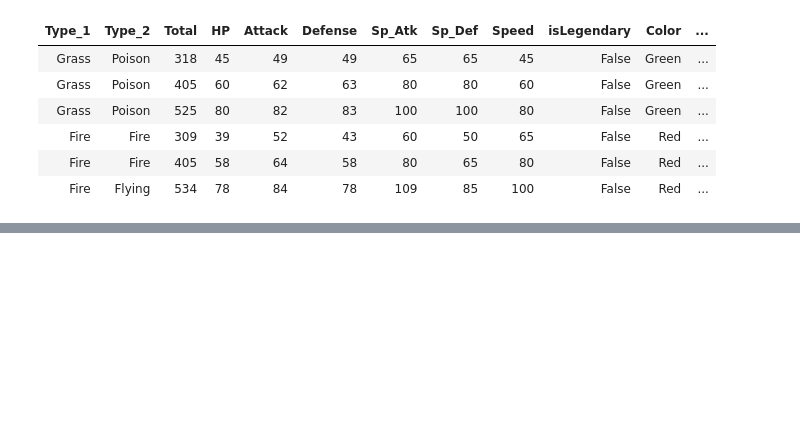
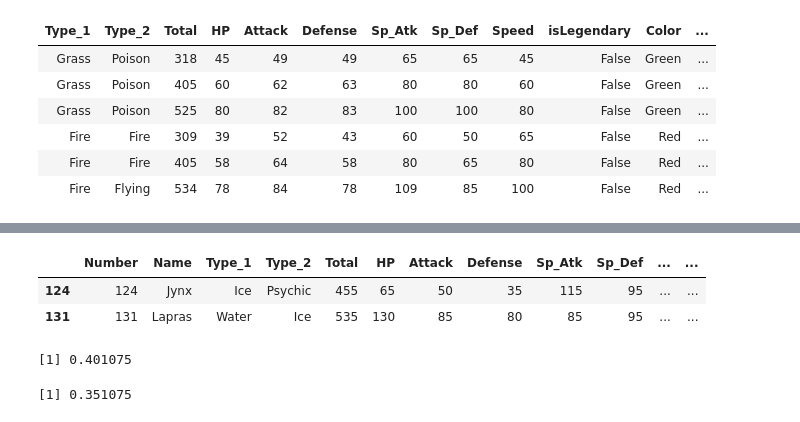
Before and after one commit to gibsramen/gUMAP, a Jupyter notebook: notebooks/pokemon_R.ipynb, the cells around one changed output, grey strips where cells are left out. Cells and saved outputs as stored; diff of their text form; code cells hidden in the pictures; blank space fills up the shorter version.

Commit message:
added code to get new type distances

```diff
--- a/notebooks/pokemon_R.ipynb
+++ b/notebooks/pokemon_R.ipynb
@@ -79,3 +83,46 @@ dist.mat <- daisy(df, metric="gower")
+# %%
+dist.mat.adj <- as.matrix(dist.mat)
+
+for (row1 in 1:(nrow(raw.df)-1)){
+    r1.type1 <- as.character(df[row1,]$Type_1)
+    r1.type2 <- as.character(df[row1,]$Type_2)
+    r1.eg1 <- as.character(df[row1,]$Egg_Group_1)
+    r1.eg2 <- as.character(df[row1,]$Egg_Group_1)
+
+
+    if (r1.type1 == r1.type2){
+        next
+    }
+    for (row2 in (row1+1):(nrow(raw.df)-1)){
+        r2.type1 <-as.character(df[row2,]$Type_1)
+        r2.type2 <-as.character(df[row2,]$Type_2)
+        if (r2.type1 == r2.type2){
+            next
+        }
+        if ( r1.type1 == r2.type2 | r1.type2 == r2.type1 ){
+            df.new <- df
+            df.new[row1,]$Type_1 <- r1.type2
+            df.new[row1,]$Type_2 <- r1.type1
+            new.gower <- daisy(df.new, metric="gower")
+            dist.mat.adj[row1, row2] <- as.matrix(new.gower)[row1, row2]
+        }
+
+    }
+}
+# %%
+mismatch.type <- which(dist.mat.adj != as.matrix(dist.mat), arr.ind = TRUE)
+# %%
+coords <- as.vector(mismatch.type[119,])
+
+raw.df[coords,]
+as.matrix(dist.mat)[coords[1], coords[2]]
+dist.mat.adj[coords[1], coords[2]]
+# %% [output]
+|  | Number | Name | Type_1 | Type_2 | Total | HP | Attack | Defense | Sp_Atk | Sp_Def | ... | ... |
+| 124 | 124 | Jynx | Ice | Psychic | 455 | 65 | 50 | 35 | 115 | 95 | ... | ... |
+| 131 | 131 | Lapras | Water | Ice | 535 | 130 | 85 | 80 | 85 | 95 | ... | ... |
+[1] 0.401075
+[1] 0.351075
 # %%
 write.csv(as.matrix(dist.mat), "../data/processed/pokemon_dm_gower.csv")
 # %%
```
Also changed, not shown: parts of 1 cell of this notebook.
